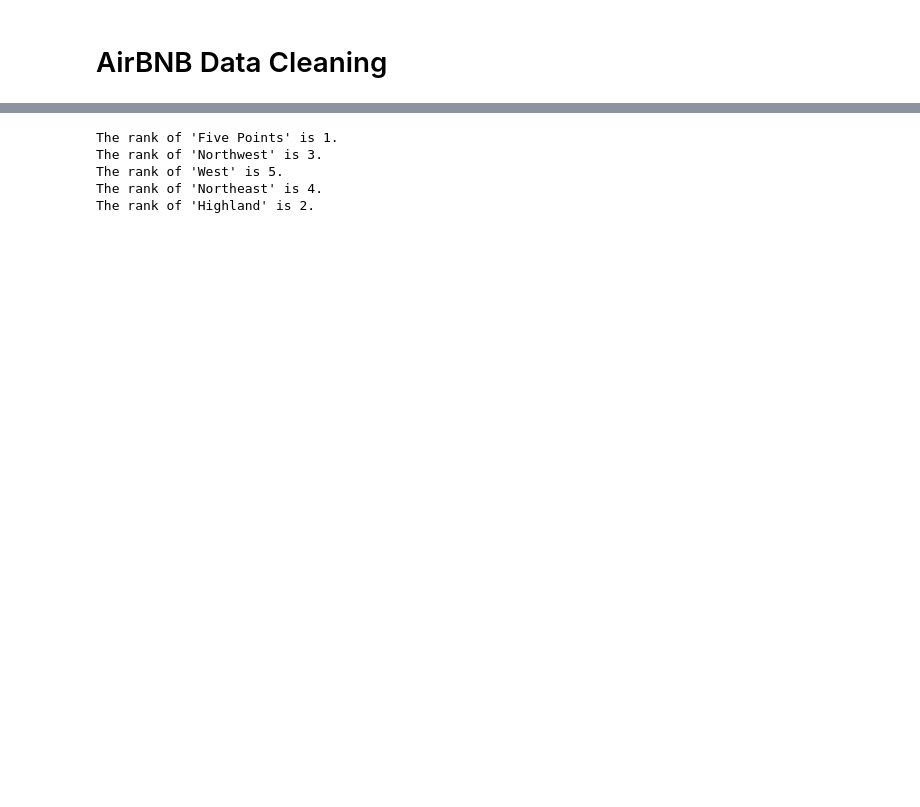
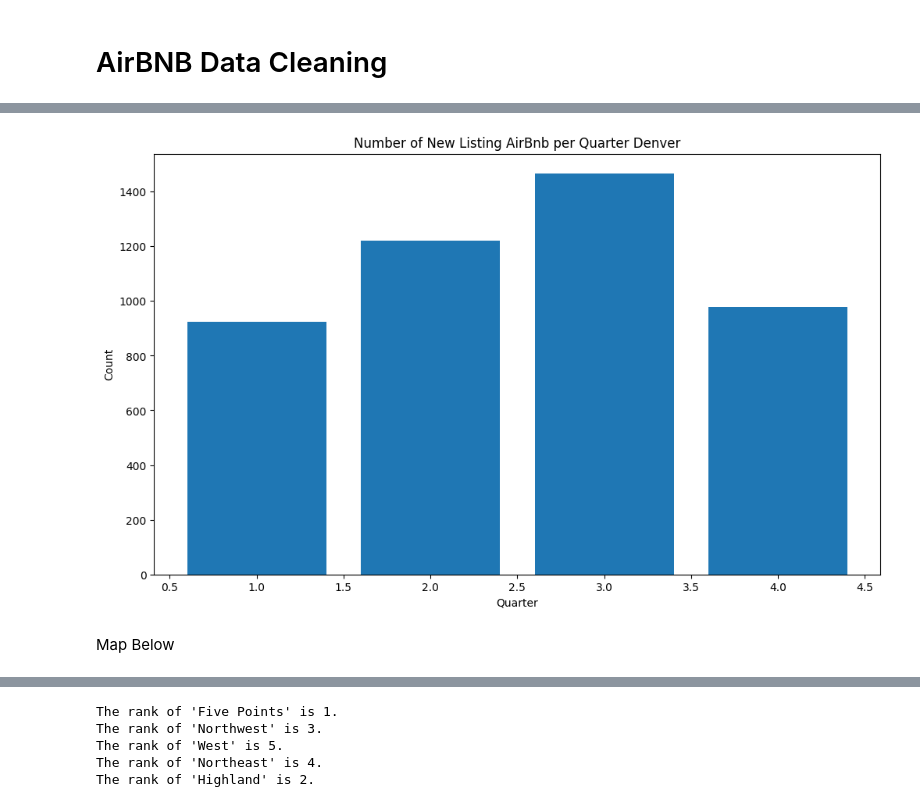
Before and after one commit to mdipinto1/m.c-squared, a Jupyter notebook: map_notebook_cz.ipynb, the cells around one changed output, grey strips where cells are left out. Cells and saved outputs as stored; diff of their text form; code cells hidden in the pictures; blank space fills up the shorter version.

```diff
--- a/map_notebook_cz.ipynb
+++ b/map_notebook_cz.ipynb
@@ -193,0 +411,18 @@ Index(['description', 'neighborhood_overview', 'host_neighbourhood',
+# %%
+#First Review by Quarter to project assumption of how many new Airbnb by Quater
+quarter_counts = Denverfiltered_df['first_review'].dt.quarter.value_counts().sort_index()
+
+# Create a bar plot
+plt.bar(quarter_counts.index, quarter_counts.values)
+
+# Set plot labels and title
+plt.xlabel('Quarter')
+plt.ylabel('Count')
+plt.title('Number of New Listing AirBnb per Quarter Denver')
+
+# Show the
+plt.show()
+# %% [output]
+[figure, added]
+# %% [markdown]
+Map Below
```
Also changed, not shown: parts of 51 cells of this notebook.
